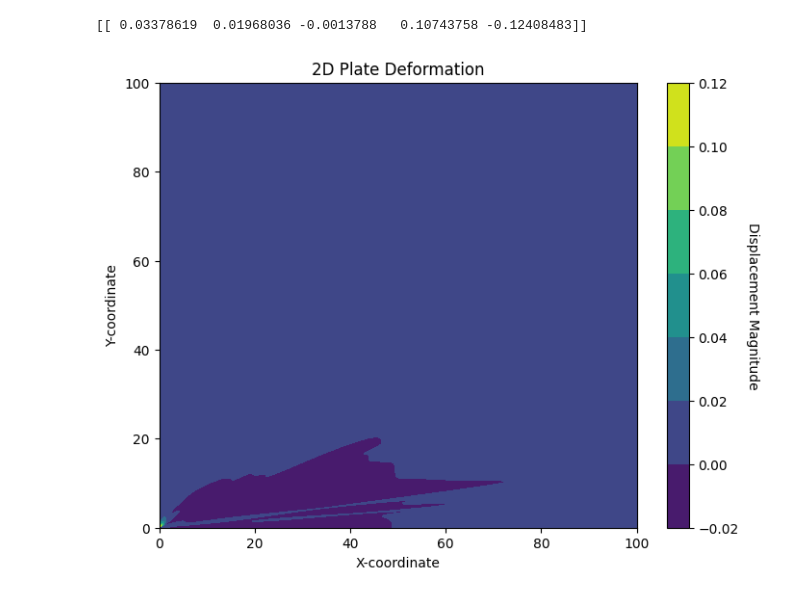
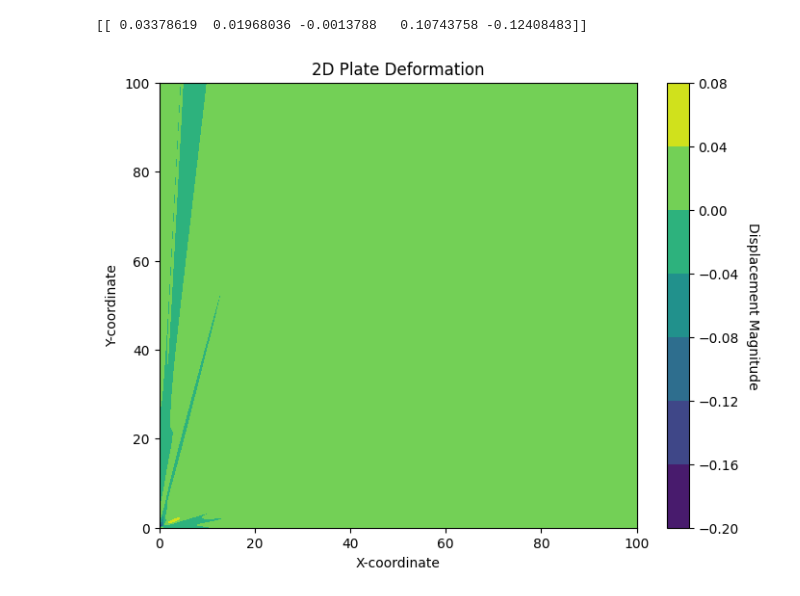
Before and after one commit to Daniel19993099/PINN_testing, a Jupyter notebook: PINN_0.3.1.ipynb, the cells around one changed output. Cells and saved outputs as stored; diff of their text form; code cells hidden in the pictures.

```diff
--- a/PINN_0.3.1.ipynb
+++ b/PINN_0.3.1.ipynb
@@ -711,32 +732,32 @@ u_pred = model.predict(test_points)
 
 # Extract the x and y displacements from the predictions
 u_x_pred = u_pred[:, 0].reshape(x_grid.shape)
 u_y_pred = u_pred[:, 1].reshape(y_grid.shape)
 
 # Compute the magnitude of the deformation at each point
-deformation_magnitude =  u_x_pred
+deformation_magnitude =  u_y_pred
 
 # Plotting the 2D deformation with magnitude
 
 # Create the figure and axis
 plt.figure(figsize=(8, 6))
 
 # Plot the displacement magnitude as a contour plot
 contour = plt.contourf(x_grid, y_grid, deformation_magnitude, cmap='viridis')
 
 # Add a color bar to show the magnitude of displacement
 cbar = plt.colorbar(contour)
 cbar.set_label('Displacement Magnitude', rotation=270, labelpad=15)
 
 # Overlay a quiver plot for displacement vectors
 #plt.quiver(x_grid, y_grid, u_x_pred, u_y_pred, color='red', scale=1e-2, headwidth=3)
 
 # Add labels and title
 plt.xlabel('X-coordinate')
 plt.ylabel('Y-coordinate')
 plt.title('2D Plate Deformation')
 
 # Show the plot
 plt.show()
 # %% [output]
-[figure, old version]
+[figure, new version]
```
Also changed, not shown: parts of 1 cell of this notebook, 3 other files.
